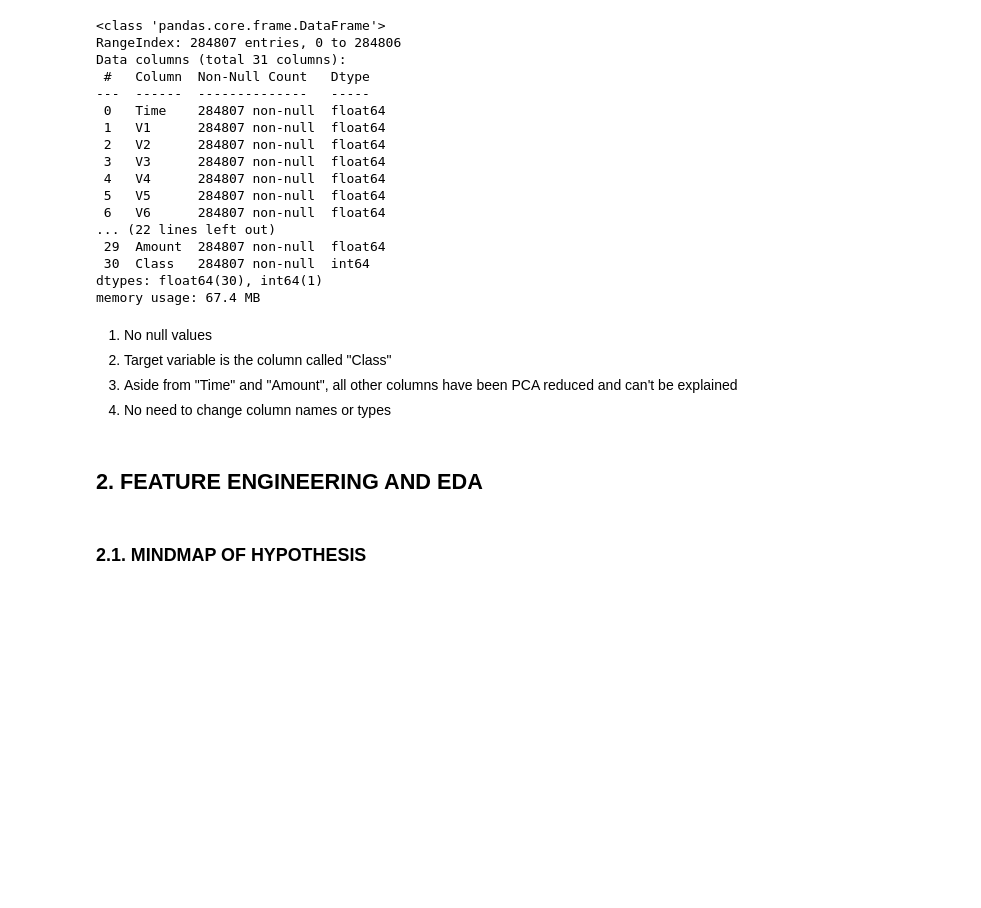
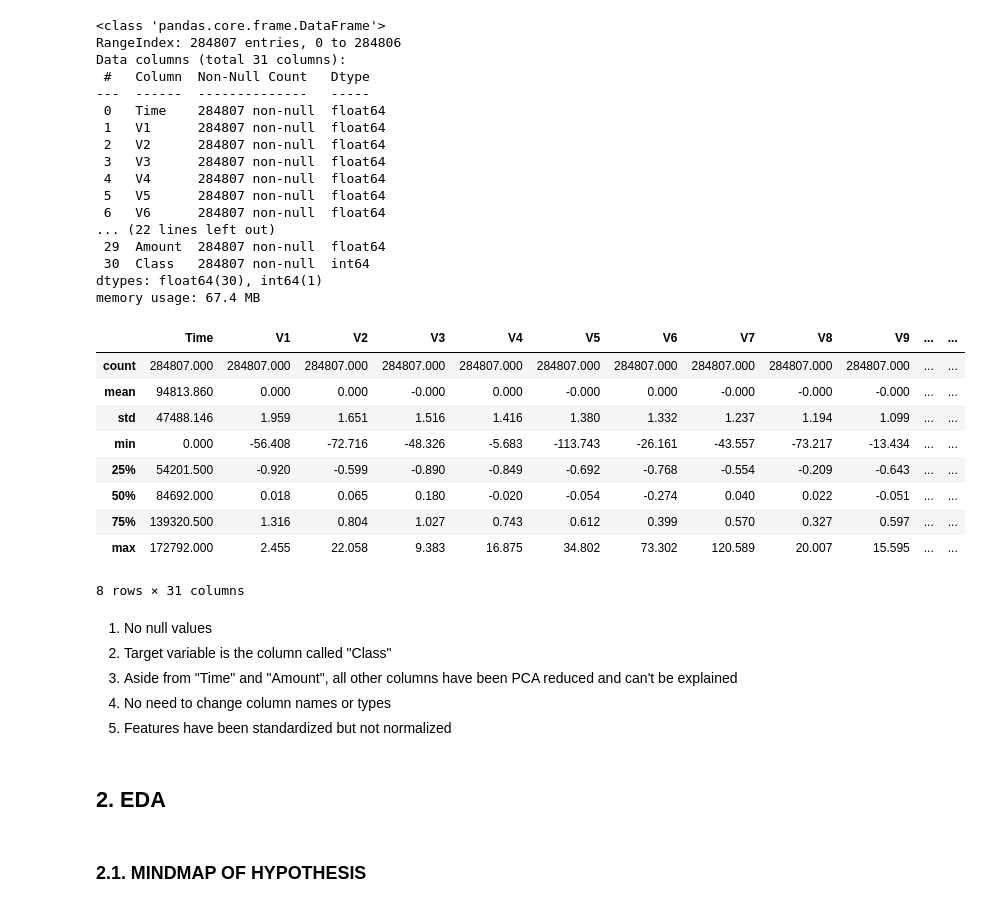
Before and after one commit to leomarfmn/imbalanced-data-fraud-detection, a Jupyter notebook: Imbalanced data - Fraud detection.ipynb, the cells around one changed output. Drawn from its saved outputs; the diff is of its cells as text; code cells hidden in the pictures; blank space fills up the shorter version.

```diff
--- a/Imbalanced data - Fraud detection.ipynb
+++ b/Imbalanced data - Fraud detection.ipynb
@@ -85,13 +72,28 @@ Data columns (total 31 columns):
  30  Class   284807 non-null  int64
 dtypes: float64(30), int64(1)
 memory usage: 67.4 MB
+# %%
+pd.set_option('display.float_format', lambda x: '%.3f' % x)
+df1.describe()
+# %% [output]
+|  | Time | V1 | V2 | V3 | V4 | V5 | V6 | V7 | V8 | V9 | ... | ... |
+| count | 284807.000 | 284807.000 | 284807.000 | 284807.000 | 284807.000 | 284807.000 | 284807.000 | 284807.000 | 284807.000 | 284807.000 | ... | ... |
+| mean | 94813.860 | 0.000 | 0.000 | -0.000 | 0.000 | -0.000 | 0.000 | -0.000 | -0.000 | -0.000 | ... | ... |
+| std | 47488.146 | 1.959 | 1.651 | 1.516 | 1.416 | 1.380 | 1.332 | 1.237 | 1.194 | 1.099 | ... | ... |
+| min | 0.000 | -56.408 | -72.716 | -48.326 | -5.683 | -113.743 | -26.161 | -43.557 | -73.217 | -13.434 | ... | ... |
+| 25% | 54201.500 | -0.920 | -0.599 | -0.890 | -0.849 | -0.692 | -0.768 | -0.554 | -0.209 | -0.643 | ... | ... |
+| 50% | 84692.000 | 0.018 | 0.065 | 0.180 | -0.020 | -0.054 | -0.274 | 0.040 | 0.022 | -0.051 | ... | ... |
+| 75% | 139320.500 | 1.316 | 0.804 | 1.027 | 0.743 | 0.612 | 0.399 | 0.570 | 0.327 | 0.597 | ... | ... |
+| max | 172792.000 | 2.455 | 22.058 | 9.383 | 16.875 | 34.802 | 73.302 | 120.589 | 20.007 | 15.595 | ... | ... |
+8 rows × 31 columns
 # %% [markdown]
 1. No null values
 2. Target variable is the column called "Class"
 3. Aside from "Time" and "Amount", all other columns have been PCA reduced and can't be explained
 4. No need to change column names or types
+5. Features have been standardized but not normalized
 # %% [markdown]
-## 2. FEATURE ENGINEERING AND EDA
+## 2. EDA
 # %%
 df2 = df1.copy()
 # %% [markdown]
```
Also changed, not shown: parts of 61 cells of this notebook.
